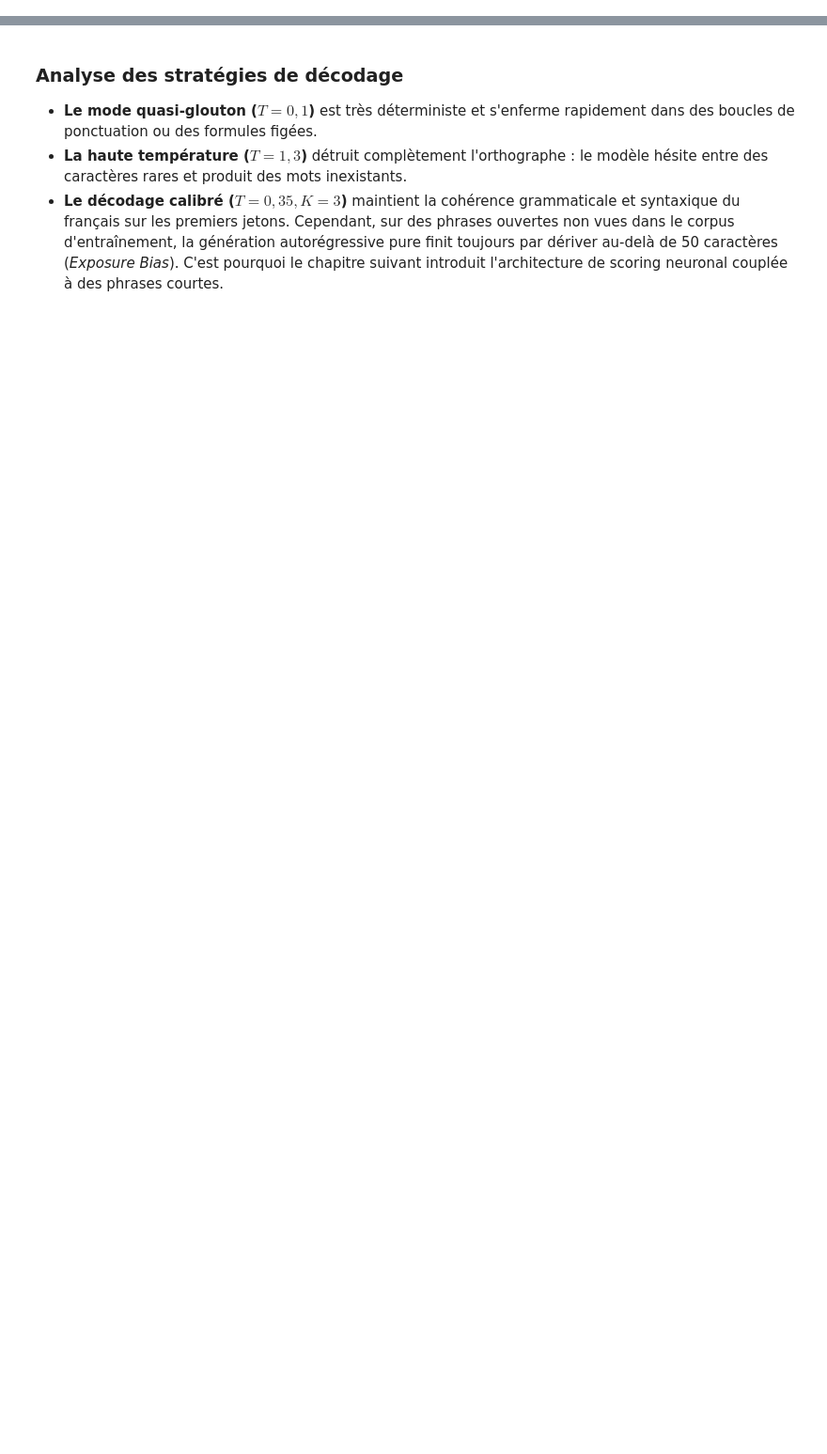
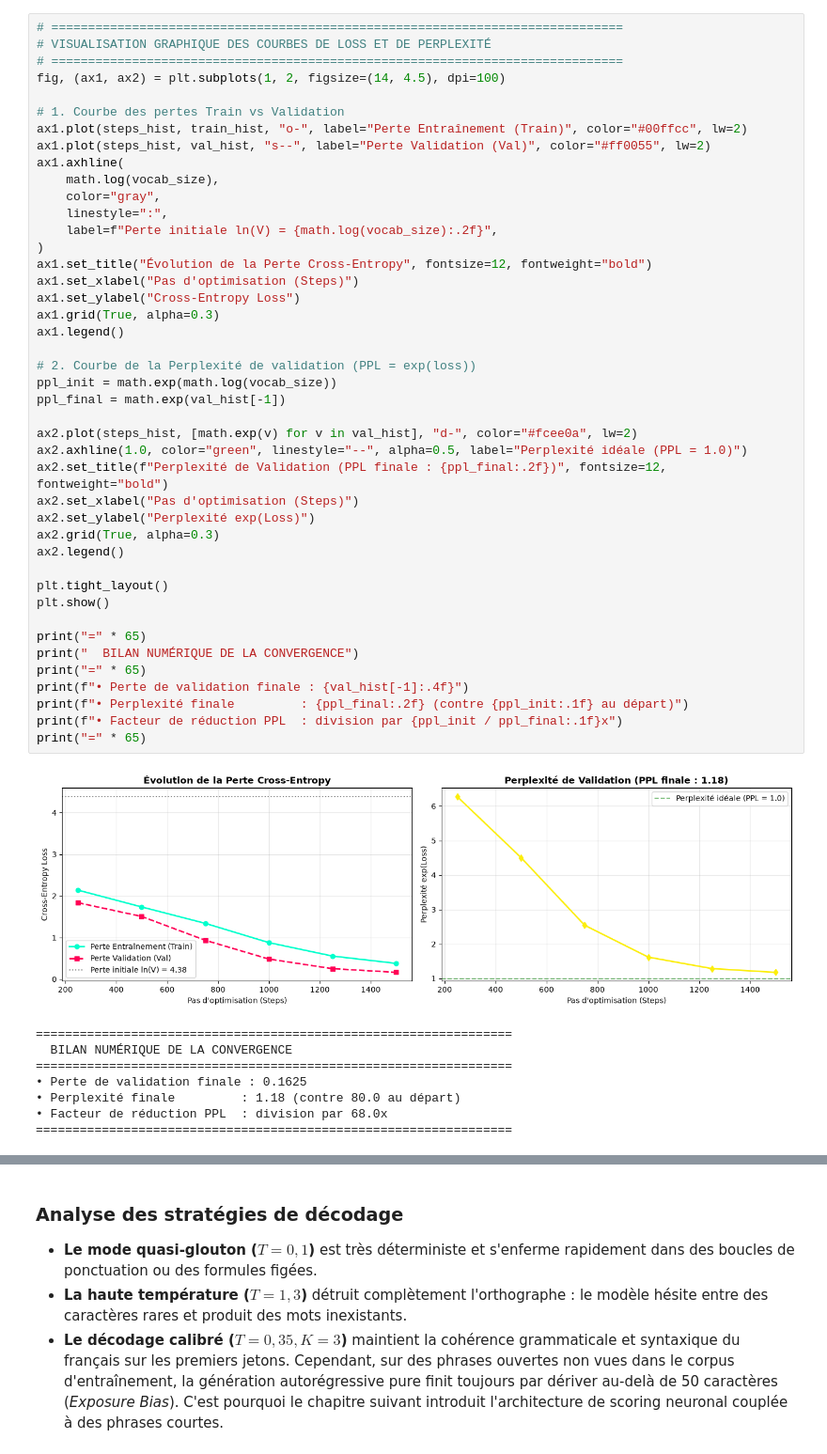
Before and after one commit to oscarcaux7/Cyberpunk-Fixer-GPT, a Jupyter notebook: 09_cyberpunk_fixer.ipynb, the cells around one changed output, grey strips where cells are left out. Shown at 94% size. Drawn from its saved outputs; the diff is of its cells as text; blank space fills up the shorter version.

Commit message:
docs: enrich pedagogical explanations, architecture diagrams, and tensor flow commentaries in 09_cyberpunk_fixer.ipynb

```diff
--- a/09_cyberpunk_fixer.ipynb
+++ b/09_cyberpunk_fixer.ipynb
@@ -558,0 +778,52 @@ Une forteresse de données de Kang Tao à infiltrer à distance. Tu pompes les s
+# %%
+# ==============================================================================
+# VISUALISATION GRAPHIQUE DES COURBES DE LOSS ET DE PERPLEXITÉ
+# ==============================================================================
+fig, (ax1, ax2) = plt.subplots(1, 2, figsize=(14, 4.5), dpi=100)
+
+# 1. Courbe des pertes Train vs Validation
+ax1.plot(steps_hist, train_hist, "o-", label="Perte Entraînement (Train)", color="#00ffcc", lw=2)
+ax1.plot(steps_hist, val_hist, "s--", label="Perte Validation (Val)", color="#ff0055", lw=2)
+ax1.axhline(
+    math.log(vocab_size),
+    color="gray",
+    linestyle=":",
+    label=f"Perte initiale ln(V) = {math.log(vocab_size):.2f}",
+)
+ax1.set_title("Évolution de la Perte Cross-Entropy", fontsize=12, fontweight="bold")
+ax1.set_xlabel("Pas d'optimisation (Steps)")
+ax1.set_ylabel("Cross-Entropy Loss")
+ax1.grid(True, alpha=0.3)
+ax1.legend()
+
+# 2. Courbe de la Perplexité de validation (PPL = exp(loss))
+ppl_init = math.exp(math.log(vocab_size))
+ppl_final = math.exp(val_hist[-1])
+
+ax2.plot(steps_hist, [math.exp(v) for v in val_hist], "d-", color="#fcee0a", lw=2)
+ax2.axhline(1.0, color="green", linestyle="--", alpha=0.5, label="Perplexité idéale (PPL = 1.0)")
+ax2.set_title(f"Perplexité de Validation (PPL finale : {ppl_final:.2f})", fontsize=12, fontweight="bold")
+ax2.set_xlabel("Pas d'optimisation (Steps)")
+ax2.set_ylabel("Perplexité exp(Loss)")
+ax2.grid(True, alpha=0.3)
+ax2.legend()
+
+plt.tight_layout()
+plt.show()
+
+print("=" * 65)
+print("  BILAN NUMÉRIQUE DE LA CONVERGENCE")
+print("=" * 65)
+print(f"• Perte de validation finale : {val_hist[-1]:.4f}")
+print(f"• Perplexité finale         : {ppl_final:.2f} (contre {ppl_init:.1f} au départ)")
+print(f"• Facteur de réduction PPL  : division par {ppl_init / ppl_final:.1f}x")
+print("=" * 65)
+# %% [output]
+[figure, added]
+=================================================================
+  BILAN NUMÉRIQUE DE LA CONVERGENCE
+=================================================================
+• Perte de validation finale : 0.1625
+• Perplexité finale         : 1.18 (contre 80.0 au départ)
+• Facteur de réduction PPL  : division par 68.0x
+=================================================================
```
Also changed, not shown: parts of 45 cells of this notebook, 1 other file.
